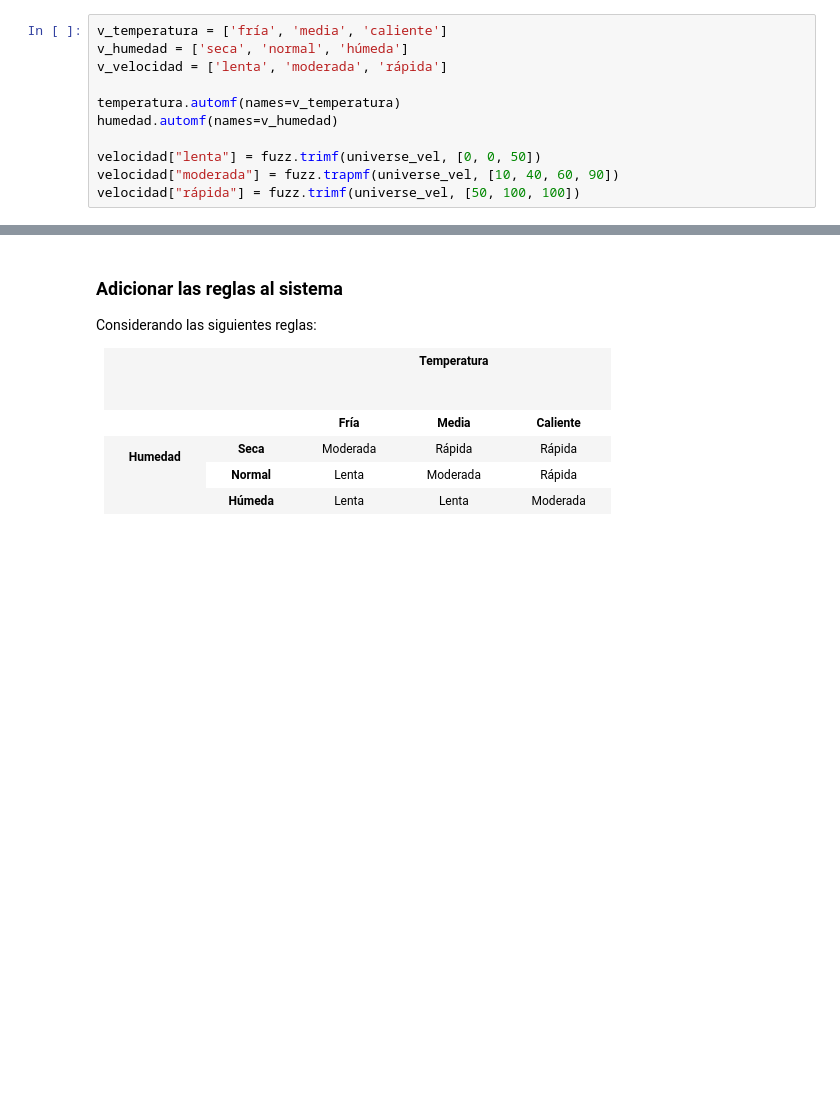
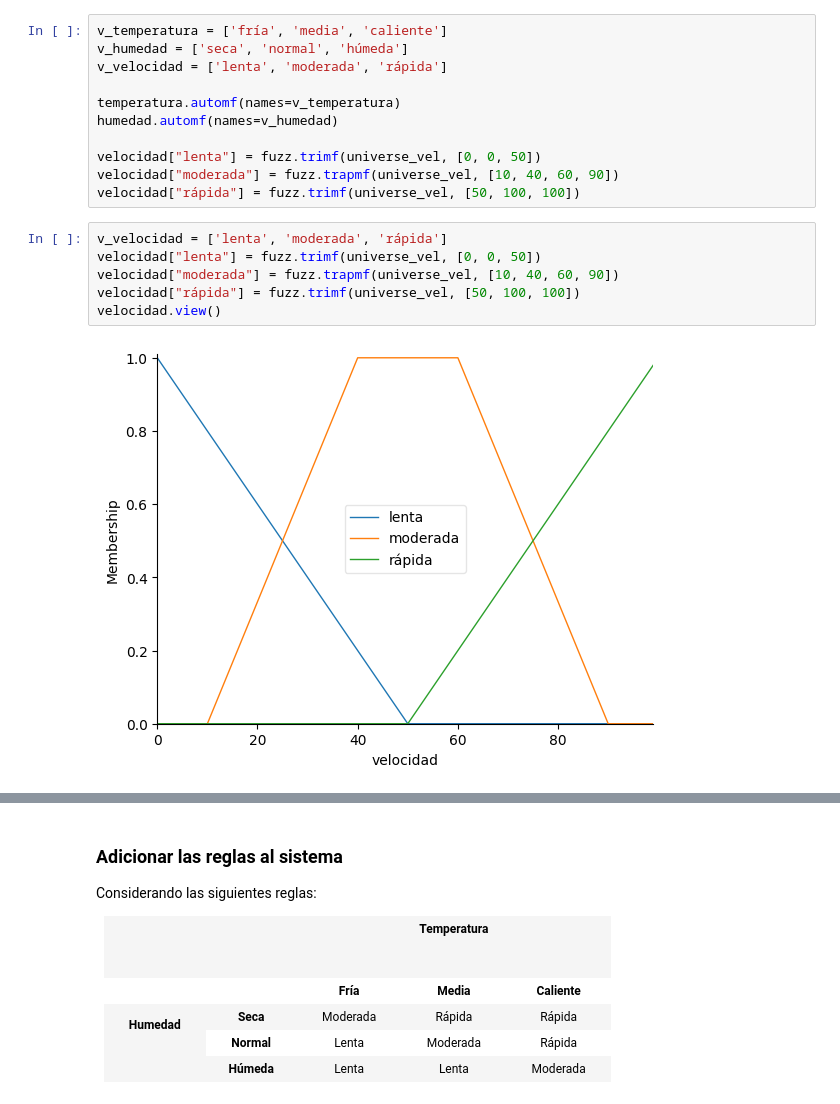
Before and after one commit to ibonetc/IA_EIA_Optativa, a Jupyter notebook: IA_FuzzySystem.ipynb, the cells around one changed output, grey strips where cells are left out. Drawn from its saved outputs; the diff is of its cells as text; blank space fills up the shorter version.

```diff
--- a/IA_FuzzySystem.ipynb
+++ b/IA_FuzzySystem.ipynb
@@ -62,6 +68,14 @@ humedad.automf(names=v_humedad)
 velocidad["lenta"] = fuzz.trimf(universe_vel, [0, 0, 50])
 velocidad["moderada"] = fuzz.trapmf(universe_vel, [10, 40, 60, 90])
 velocidad["rápida"] = fuzz.trimf(universe_vel, [50, 100, 100])
+# %%
+v_velocidad = ['lenta', 'moderada', 'rápida']
+velocidad["lenta"] = fuzz.trimf(universe_vel, [0, 0, 50])
+velocidad["moderada"] = fuzz.trapmf(universe_vel, [10, 40, 60, 90])
+velocidad["rápida"] = fuzz.trimf(universe_vel, [50, 100, 100])
+velocidad.view()
+# %% [output]
+[figure, added]
 # %%
 temperatura.view()
 humedad.view()
```
Also changed, not shown: parts of 23 cells of this notebook.
